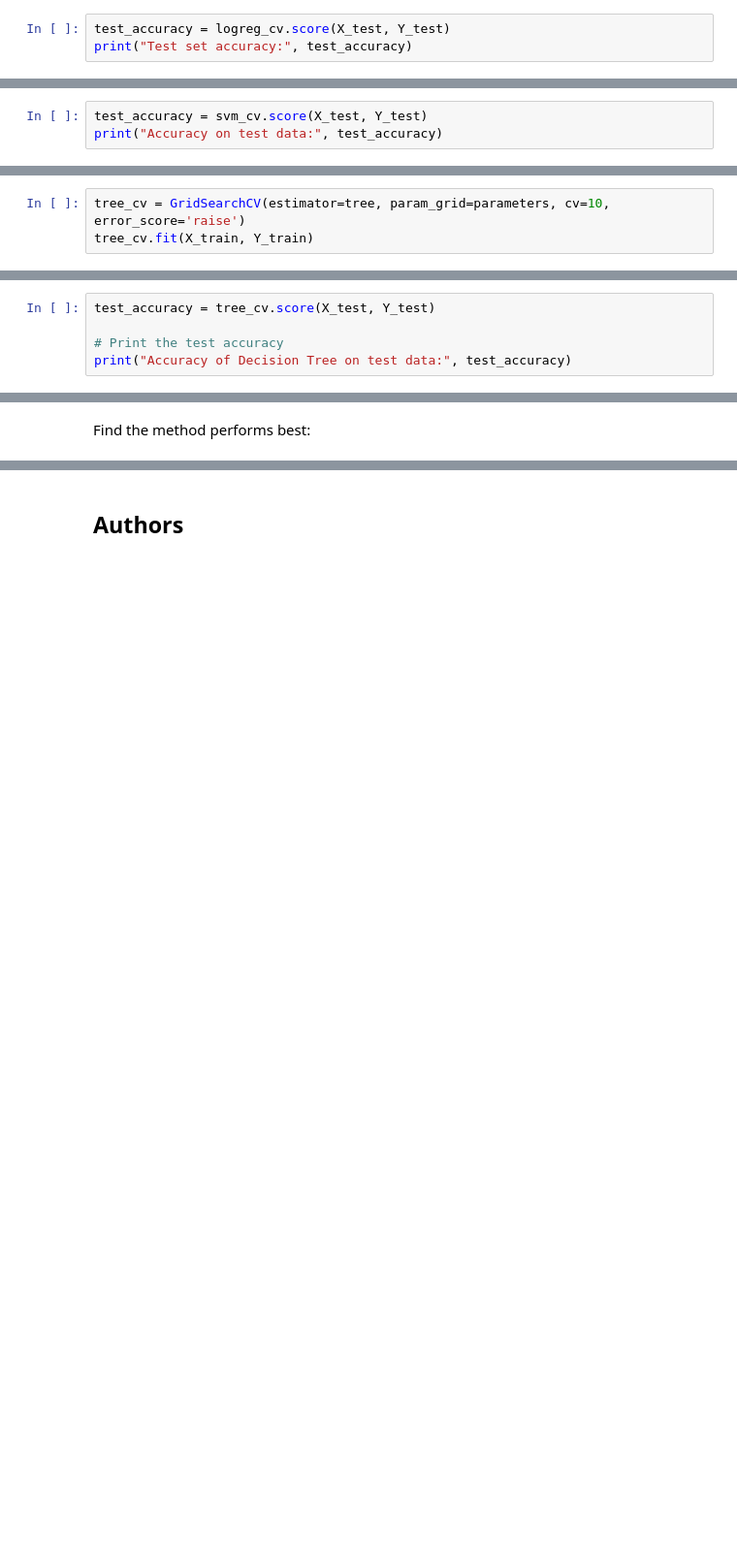
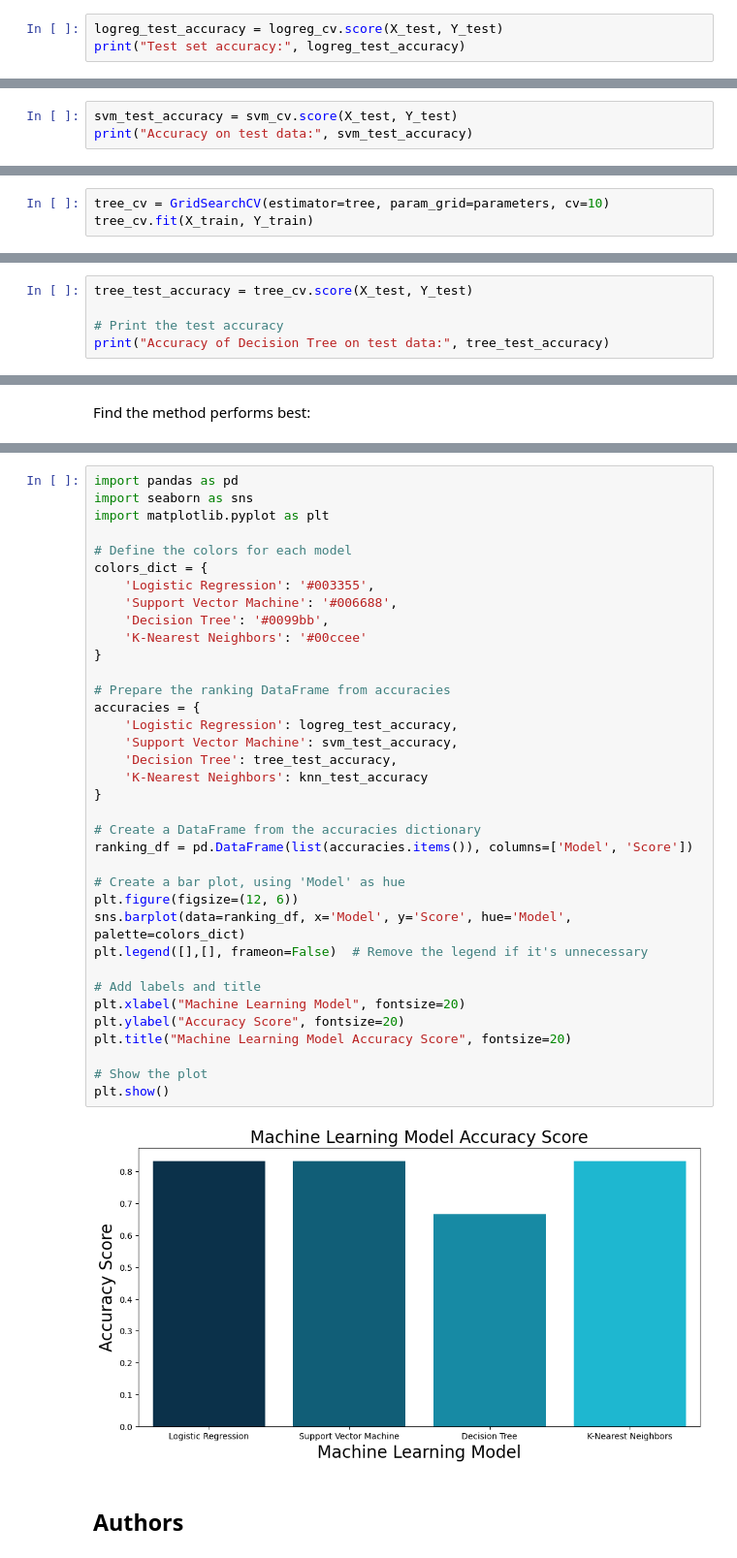
Before and after one commit to arelopez/IBM-Applied-Data-Science-Capstone-SpaceX, a Jupyter notebook: 7 SpaceX-Machine-Learning-Prediction-Part-5-v1.ipynb, the cells around one changed output, grey strips where cells are left out. Shown at 97% size. Saved outputs shown, nothing was run; the diff lists cells and outputs as text; blank space fills up the shorter version.

```diff
--- a/7 SpaceX-Machine-Learning-Prediction-Part-5-v1.ipynb
+++ b/7 SpaceX-Machine-Learning-Prediction-Part-5-v1.ipynb
@@ -198,8 +199,8 @@ accuracy : 0.8464285714285713
 # %% [markdown]
 Calculate the accuracy on the test data using the method <code>score</code>:
 # %%
-test_accuracy = logreg_cv.score(X_test, Y_test)
-print("Test set accuracy:", test_accuracy)
+logreg_test_accuracy = logreg_cv.score(X_test, Y_test)
+print("Test set accuracy:", logreg_test_accuracy)
 # %% [output]
 Test set accuracy: 0.8333333333333334
 # %% [markdown]
@@ -247,8 +248,8 @@ accuracy : 0.8482142857142856
 # %% [markdown]
 Calculate the accuracy on the test data using the method <code>score</code>:
 # %%
-test_accuracy = svm_cv.score(X_test, Y_test)
-print("Accuracy on test data:", test_accuracy)
+svm_test_accuracy = svm_cv.score(X_test, Y_test)
+print("Accuracy on test data:", svm_test_accuracy)
 # %% [output]
 Accuracy on test data: 0.8333333333333334
 # %% [markdown]
@@ -272,6 +280,6 @@ parameters = {'criterion': ['gini', 'entropy'],
 
 tree = DecisionTreeClassifier()
 # %%
-tree_cv = GridSearchCV(estimator=tree, param_grid=parameters, cv=10, error_score='raise')
+tree_cv = GridSearchCV(estimator=tree, param_grid=parameters, cv=10)
 tree_cv.fit(X_train, Y_train)
 # %% [output]
@@ -293,10 +301,10 @@ accuracy : 0.8857142857142858
 # %% [markdown]
 Calculate the accuracy of tree_cv on the test data using the method <code>score</code>:
 # %%
-test_accuracy = tree_cv.score(X_test, Y_test)
+tree_test_accuracy = tree_cv.score(X_test, Y_test)
 
 # Print the test accuracy
-print("Accuracy of Decision Tree on test data:", test_accuracy)
+print("Accuracy of Decision Tree on test data:", tree_test_accuracy)
 # %% [output]
 Accuracy of Decision Tree on test data: 0.6666666666666666
 # %% [markdown]
@@ -376,6 +384,44 @@ Decision Tree: 0.6666666666666666
 K-Nearest Neighbors: 0.8333333333333334
 
 The best performing models have an accuracy of 0.8333333333333334
+# %%
+import pandas as pd
+import seaborn as sns
+import matplotlib.pyplot as plt
+
+# Define the colors for each model
+colors_dict = {
+    'Logistic Regression': '#003355',
+    'Support Vector Machine': '#006688',
+    'Decision Tree': '#0099bb',
+    'K-Nearest Neighbors': '#00ccee'
+}
+
+# Prepare the ranking DataFrame from accuracies
+accuracies = {
+    'Logistic Regression': logreg_test_accuracy,
+    'Support Vector Machine': svm_test_accuracy,
+    'Decision Tree': tree_test_accuracy,
+    'K-Nearest Neighbors': knn_test_accuracy
+}
+
+# Create a DataFrame from the accuracies dictionary
+ranking_df = pd.DataFrame(list(accuracies.items()), columns=['Model', 'Score'])
+
+# Create a bar plot, using 'Model' as hue
+plt.figure(figsize=(12, 6))
+sns.barplot(data=ranking_df, x='Model', y='Score', hue='Model', palette=colors_dict)
+plt.legend([],[], frameon=False)  # Remove the legend if it's unnecessary
+
+# Add labels and title
+plt.xlabel("Machine Learning Model", fontsize=20)
+plt.ylabel("Accuracy Score", fontsize=20)
+plt.title("Machine Learning Model Accuracy Score", fontsize=20)
+
+# Show the plot
+plt.show()
+# %% [output]
+[figure, added]
 # %% [markdown]
 ## Authors
 # %% [markdown]
```
Also changed, not shown: parts of 5 cells of this notebook.
